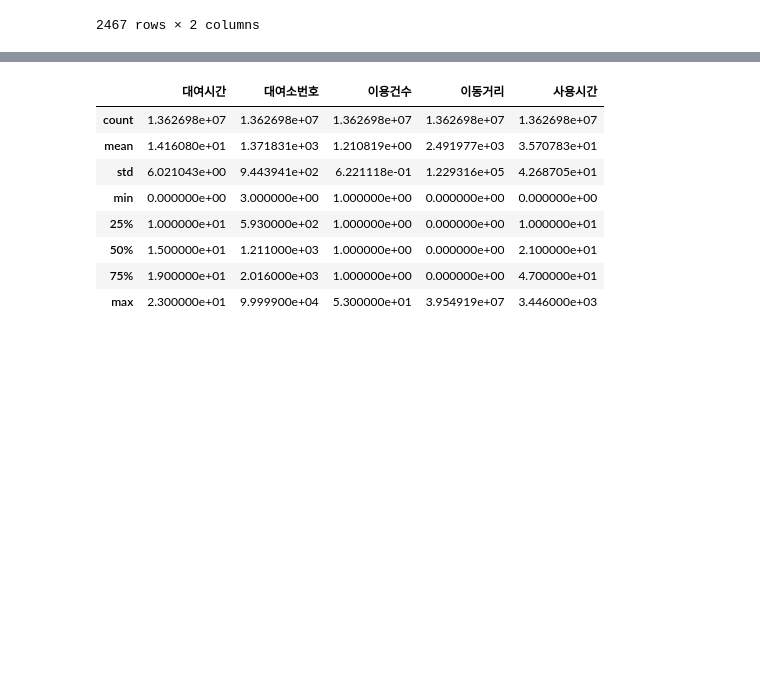
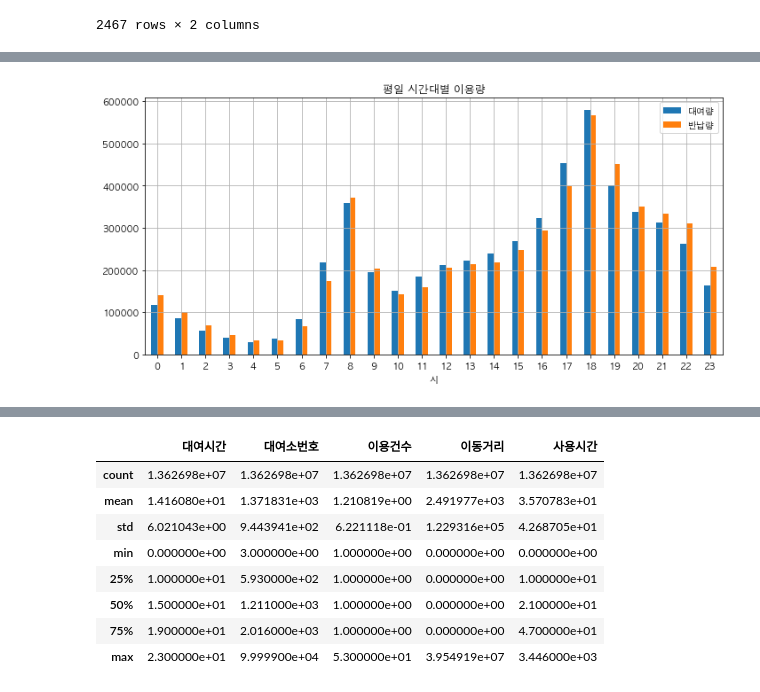
Before and after one commit to Markers/SC2_project, a Jupyter notebook: Src/time_rent.ipynb, the cells around one changed output, grey strips where cells are left out. Saved outputs shown, nothing was run; the diff lists cells and outputs as text; code cells hidden in the pictures; blank space fills up the shorter version.

```diff
--- a/Src/time_rent.ipynb
+++ b/Src/time_rent.ipynb
@@ -415,0 +507,12 @@ rent_df.head()
+# %%
+pd.DataFrame(data={
+    "대여량": rent_df[rent_df['대여요일'].isin(set(range(0, 5)))].groupby('대여시간').size()//5,
+    "반납량": rent_df[rent_df['대여요일'].isin(set(range(0, 5)))].groupby('반납시간').size()//5
+}).plot(kind='bar', figsize=(10, 5), rot=0, title="평일 시간대별 이용량")
+plt.xlabel("시")
+plt.legend()
+plt.grid()
+plt.tight_layout()
+plt.show()
+# %% [output]
+[figure, added]
```
Also changed, not shown: parts of 52 cells of this notebook.
